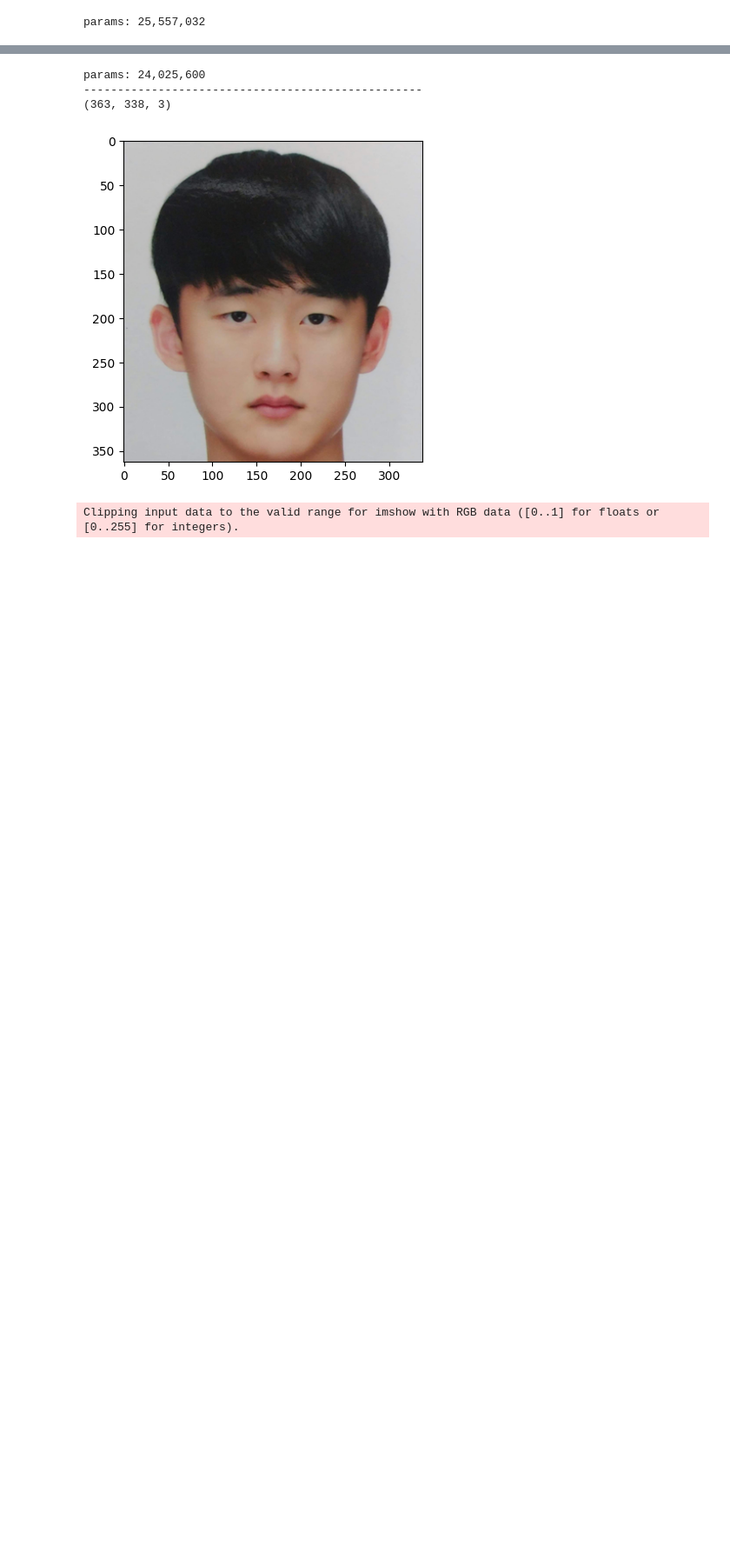
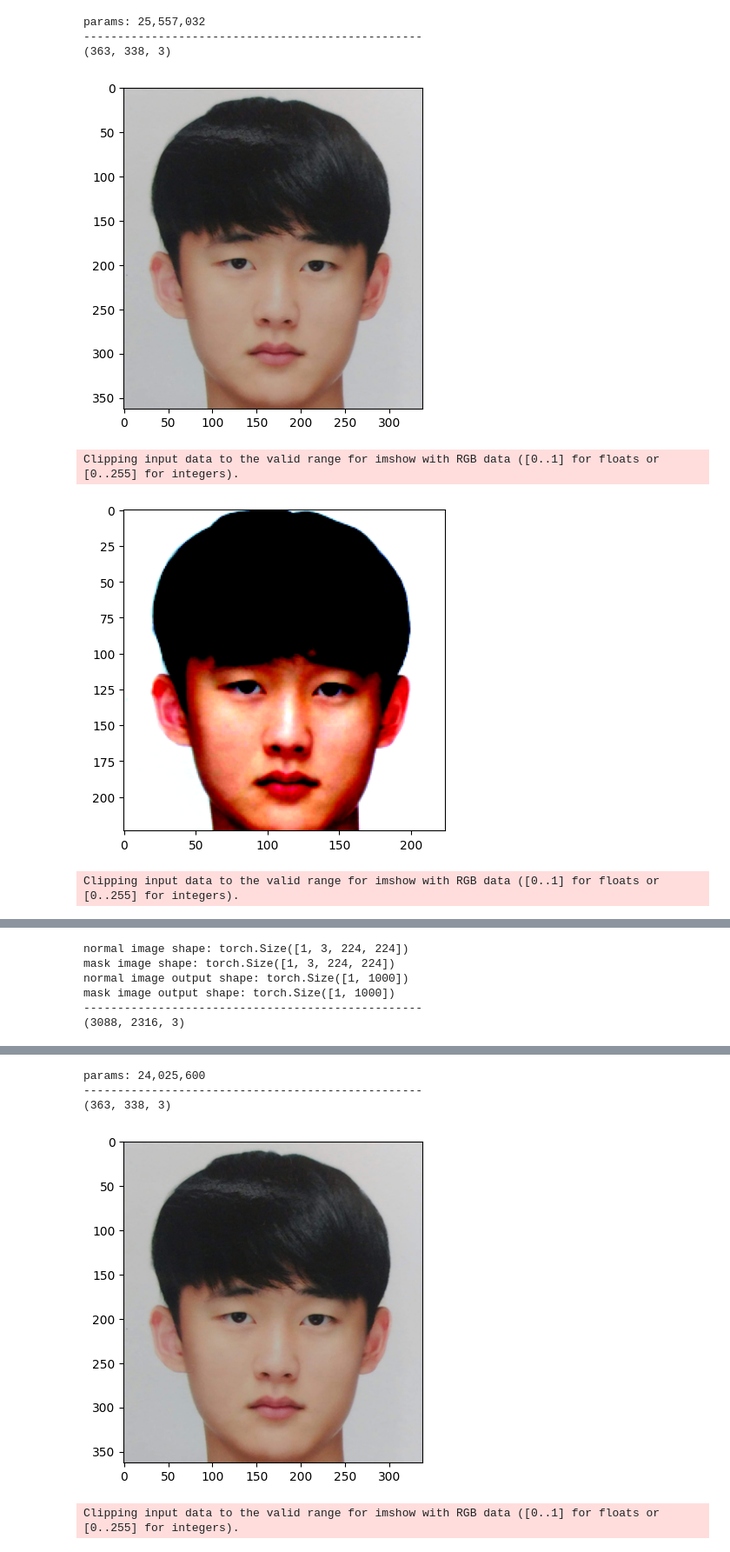
Before and after one commit to jaejungscene/Mask-Face-Verification-on-Web, a Jupyter notebook: toy-result.ipynb, the cells around one changed output, grey strips where cells are left out. Shown at 87% size. Cells and saved outputs as stored; diff of their text form; code cells hidden in the pictures; blank space fills up the shorter version.

```diff
--- a/toy-result.ipynb
+++ b/toy-result.ipynb
@@ -37,38 +45,42 @@ for i in range(4):
     image_transforms = transforms.Compose([
             transforms.ToPILImage(),
             transforms.CenterCrop((min_size,min_size)),
-            transforms.Resize(size=(112,112)),
+            transforms.Resize(size=(224,224)),
             transforms.ToTensor(),
             transforms.Normalize(
                 [0.485, 0.456, 0.406],
                 [0.229, 0.224, 0.225]
             )
         ])
 
     torch_img = image_transforms(np_img)
     C, H, W = torch_img.size()
     torch_img = torch_img.view(1,C,H,W)
     mask_img = torch_img.clone()
-    if i==0 or i==1:
-        mask_img.view(C,H,W).permute(1,2,0)[72:113,:,:] = 0.0
+    if i==0 or i==1 or i==3:
+        mask_img.view(C,H,W).permute(1,2,0)[140:225,:,:] = 0.0
     if i==2:
-        mask_img.view(C,H,W).permute(1,2,0)[35:113,:,:] = 0.0
-    if i==3:
-        mask_img.view(C,H,W).permute(1,2,0)[65:113,:,:] = 0.0
+        mask_img.view(C,H,W).permute(1,2,0)[85:225,:,:] = 0.0
     plt.imshow(torch_img.view(C,H,W).permute(1,2,0))
     plt.show()
     plt.imshow(mask_img.view(C,H,W).permute(1,2,0))
     plt.show()
     print("normal image shape:", torch_img.shape)
     print("mask image shape:", mask_img.shape)
 
     with torch.no_grad():
         model.eval()
         output1 = model(torch_img)
         output2 = model(mask_img)
     print("normal image output shape:", output1.shape)
     print("mask image output shape:", output2.shape)
     normal_vector_list.append(output1)
     mask_vector_list.append(output2)
 # %% [output]
 params: 25,557,032
+--------------------------------------------------
+(363, 338, 3)
+[figure, added]
+Clipping input data to the valid range for imshow with RGB data ([0..1] for floats or [0..255] for integers).
+[figure, added]
+Clipping input data to the valid range for imshow with RGB data ([0..1] for floats or [0..255] for integers).
@@ -74,0 +88,6 @@ params: 25,557,032
+normal image shape: torch.Size([1, 3, 224, 224])
+mask image shape: torch.Size([1, 3, 224, 224])
+normal image output shape: torch.Size([1, 1000])
+mask image output shape: torch.Size([1, 1000])
+--------------------------------------------------
+(3088, 2316, 3)
```
Also changed, not shown: parts of 24 cells of this notebook, 10 other files.
